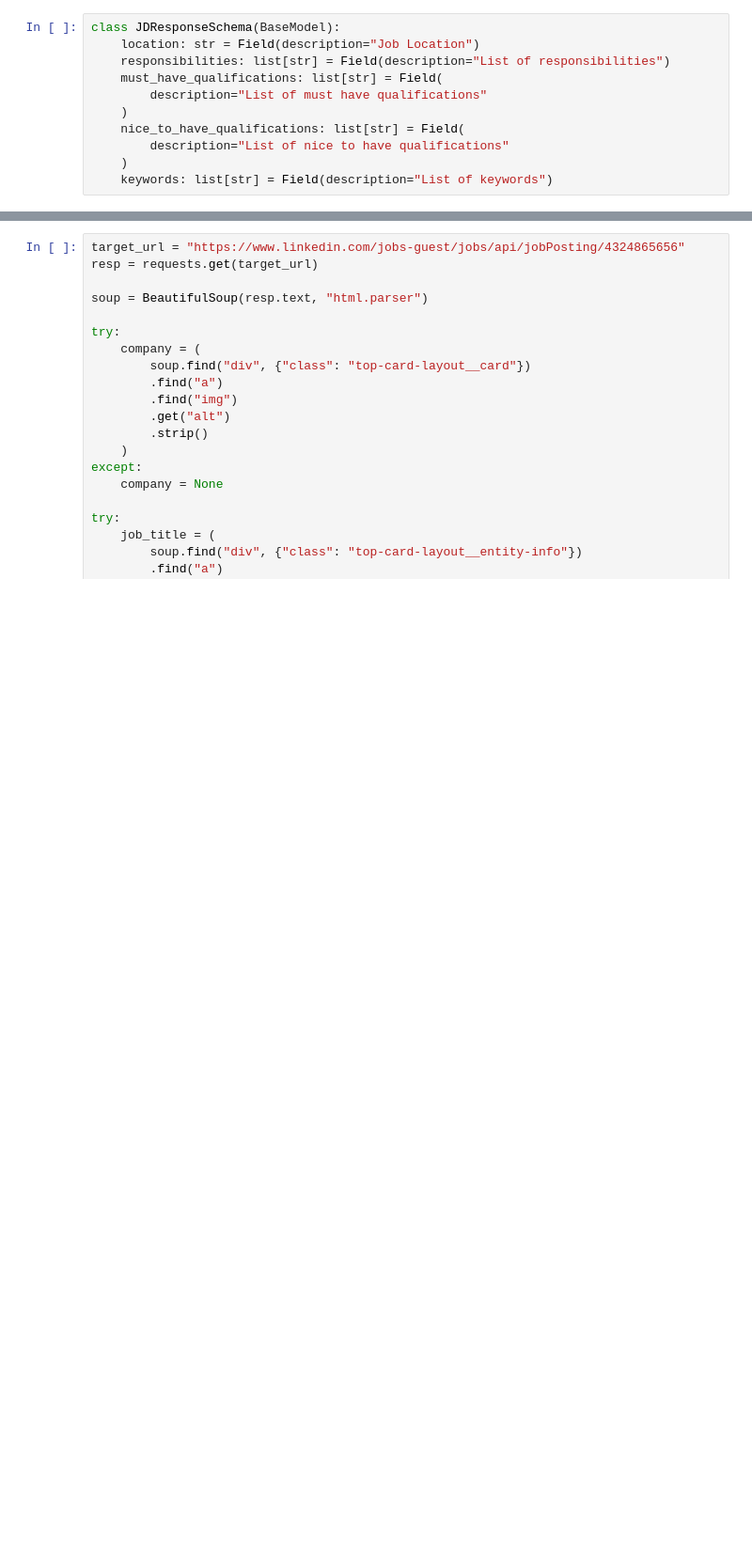
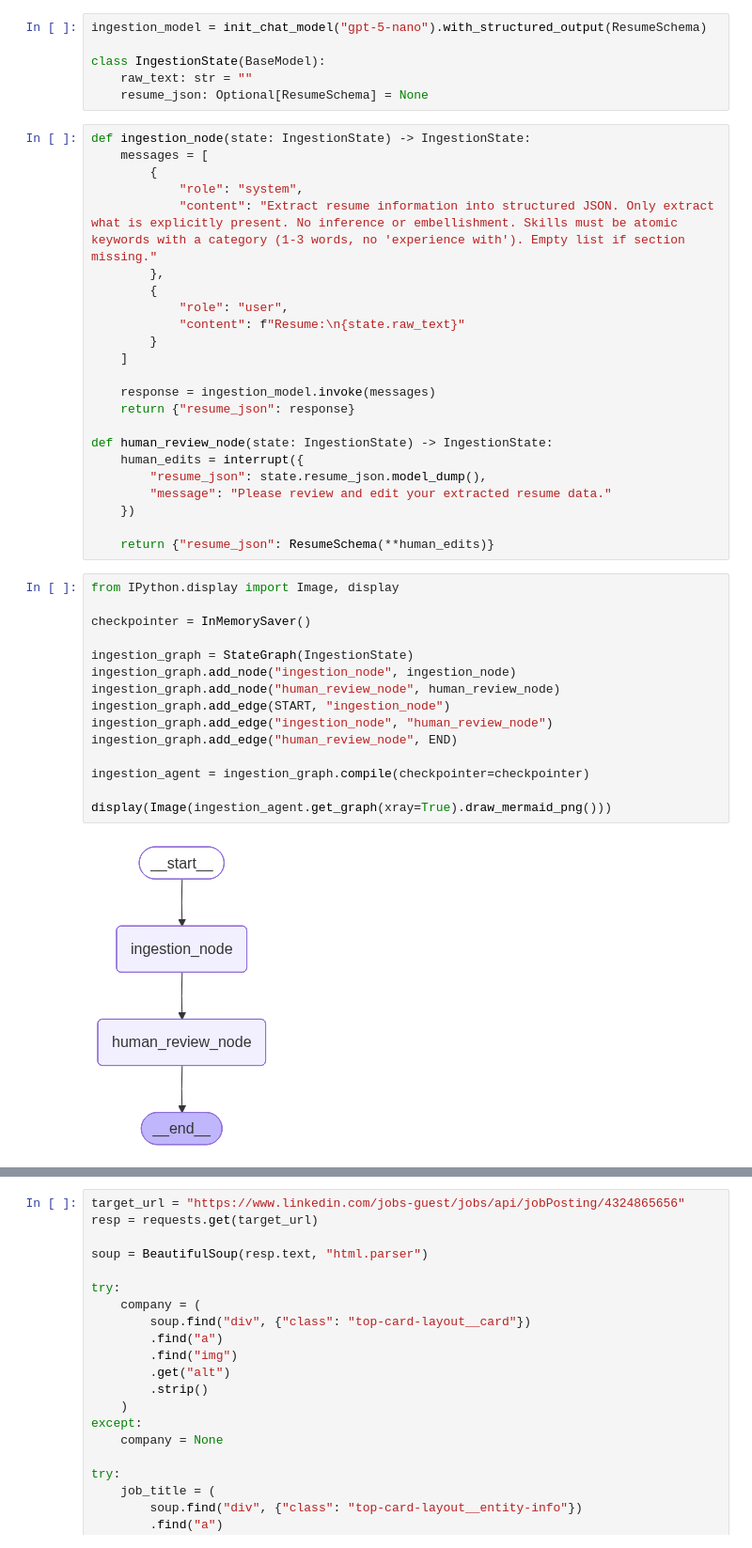
Before and after one commit to AthreyaG4/resume-tailor, a Jupyter notebook: backend/script.ipynb, the cells around one changed output, grey strips where cells are left out. Shown at 94% size. Saved outputs shown, nothing was run; the diff lists cells and outputs as text; blank space fills up the shorter version.

Commit message:
Lots of progress made. Created the agent graphs for ingestion and tailoring. Wiring up the backend routes + streaming responses pending + quality of life changes

```diff
--- a/backend/script.ipynb
+++ b/backend/script.ipynb
@@ -102,11 +75,46 @@ resume_json = response.model_dump()
-# %%
-class JDResponseSchema(BaseModel):
-    location: str = Field(description="Job Location")
-    responsibilities: list[str] = Field(description="List of responsibilities")
-    must_have_qualifications: list[str] = Field(
-        description="List of must have qualifications"
-    )
-    nice_to_have_qualifications: list[str] = Field(
-        description="List of nice to have qualifications"
-    )
-    keywords: list[str] = Field(description="List of keywords")
+# %%
+ingestion_model = init_chat_model("gpt-5-nano").with_structured_output(ResumeSchema)
+
+class IngestionState(BaseModel):
+    raw_text: str = ""
+    resume_json: Optional[ResumeSchema] = None
+# %%
+def ingestion_node(state: IngestionState) -> IngestionState:
+    messages = [
+        {
+            "role": "system",
+            "content": "Extract resume information into structured JSON. Only extract what is explicitly present. No inference or embellishment. Skills must be atomic keywords with a category (1-3 words, no 'experience with'). Empty list if section missing."
+        },
+        {
+            "role": "user",
+            "content": f"Resume:\n{state.raw_text}"
+        }
+    ]
+
+    response = ingestion_model.invoke(messages)
+    return {"resume_json": response}
+
+def human_review_node(state: IngestionState) -> IngestionState:
+    human_edits = interrupt({
+        "resume_json": state.resume_json.model_dump(),
+        "message": "Please review and edit your extracted resume data."
+    })
+
+    return {"resume_json": ResumeSchema(**human_edits)}
+# %%
+from IPython.display import Image, display
+
+checkpointer = InMemorySaver()
+
+ingestion_graph = StateGraph(IngestionState)
+ingestion_graph.add_node("ingestion_node", ingestion_node)
+ingestion_graph.add_node("human_review_node", human_review_node)
+ingestion_graph.add_edge(START, "ingestion_node")
+ingestion_graph.add_edge("ingestion_node", "human_review_node")
+ingestion_graph.add_edge("human_review_node", END)
+
+ingestion_agent = ingestion_graph.compile(checkpointer=checkpointer)
+
+display(Image(ingestion_agent.get_graph(xray=True).draw_mermaid_png()))
+# %% [output]
+[figure, added]
```
Also changed, not shown: parts of 25 cells of this notebook, 16 other files.
